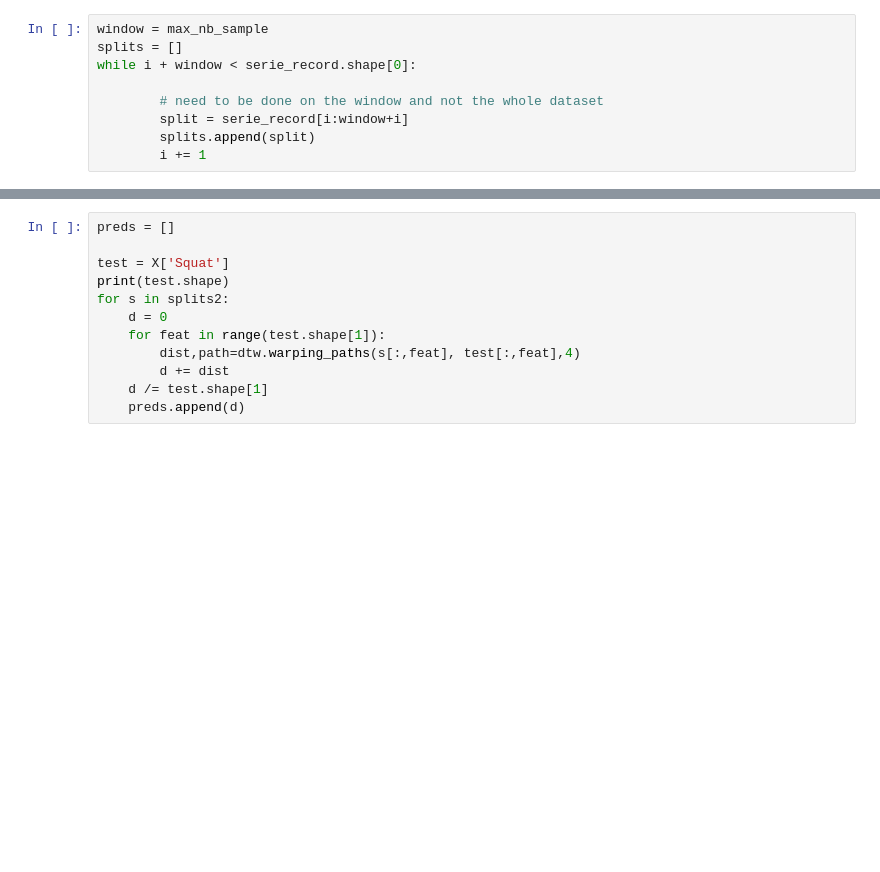
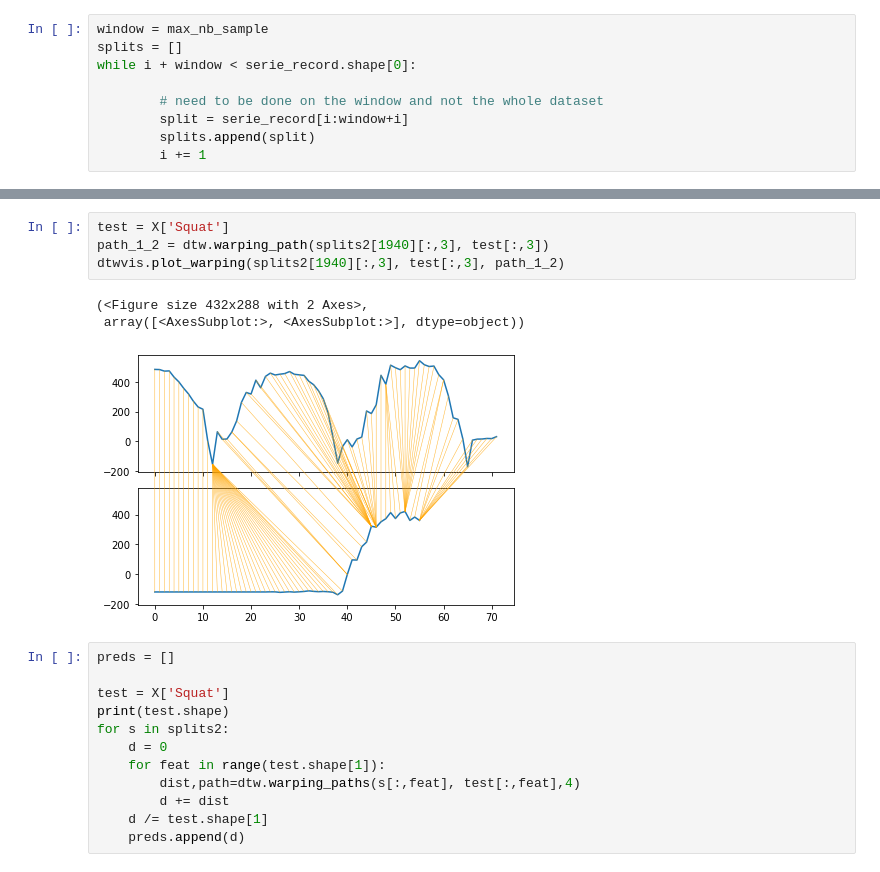
Before and after one commit to UncleBen420/QSelf_Project_Weightlifting_Tracker, a Jupyter notebook: DTW.ipynb, the cells around one changed output, grey strips where cells are left out. Cells and saved outputs as stored; diff of their text form; blank space fills up the shorter version.

```diff
--- a/DTW.ipynb
+++ b/DTW.ipynb
@@ -161,3 +153,11 @@ array([[[ 9.55000000e+02, -2.62000000e+02,  1.28800000e+02,
+# %%
+test = X['Squat']
+path_1_2 = dtw.warping_path(splits2[1940][:,3], test[:,3])
+dtwvis.plot_warping(splits2[1940][:,3], test[:,3], path_1_2)
+# %% [output]
+(<Figure size 432x288 with 2 Axes>,
+ array([<AxesSubplot:>, <AxesSubplot:>], dtype=object))
+[figure, added]
 # %%
 preds = []
 
```
Also changed, not shown: parts of 3 cells of this notebook, 5 other files.
